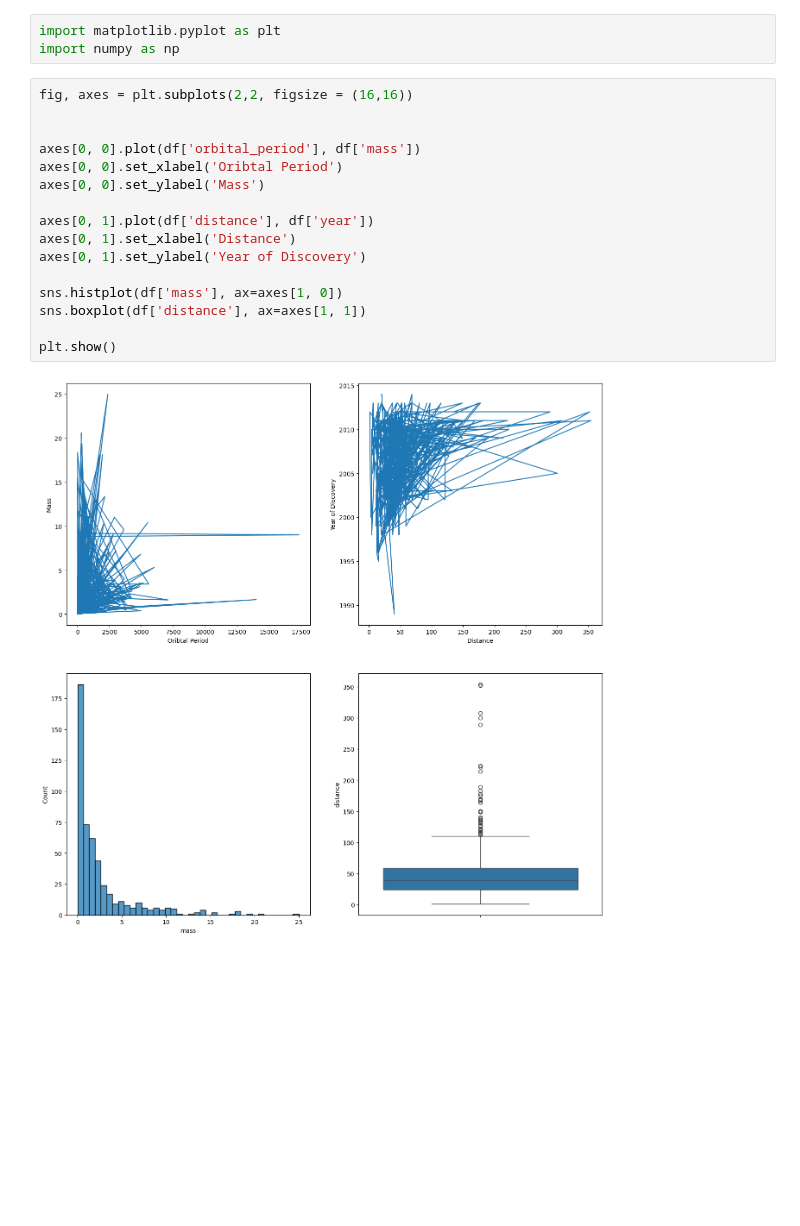
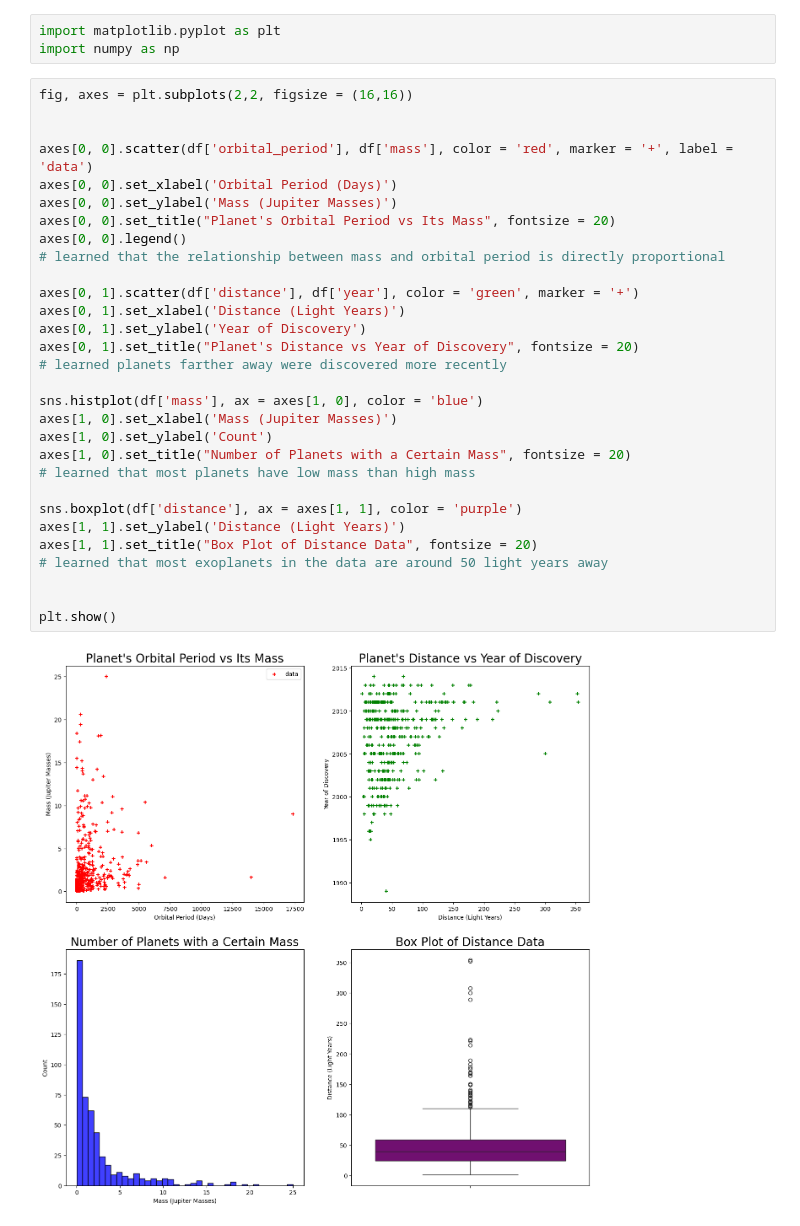
Before and after one commit to annikahattankutter-maker/annika, a Jupyter notebook: homework8/homework8.ipynb, the cells around one changed output. Cells and saved outputs as stored; diff of their text form; blank space fills up the shorter version.

```diff
--- a/homework8/homework8.ipynb
+++ b/homework8/homework8.ipynb
@@ -171,18 +171,32 @@ import numpy as np
 # %%
 fig, axes = plt.subplots(2,2, figsize = (16,16))
 
 
-axes[0, 0].plot(df['orbital_period'], df['mass'])
-axes[0, 0].set_xlabel('Oribtal Period')
-axes[0, 0].set_ylabel('Mass')
+axes[0, 0].scatter(df['orbital_period'], df['mass'], color = 'red', marker = '+', label = 'data')
+axes[0, 0].set_xlabel('Orbital Period (Days)')
+axes[0, 0].set_ylabel('Mass (Jupiter Masses)')
+axes[0, 0].set_title("Planet's Orbital Period vs Its Mass", fontsize = 20)
+axes[0, 0].legend()
+# learned that the relationship between mass and orbital period is directly proportional
 
-axes[0, 1].plot(df['distance'], df['year'])
-axes[0, 1].set_xlabel('Distance')
+axes[0, 1].scatter(df['distance'], df['year'], color = 'green', marker = '+')
+axes[0, 1].set_xlabel('Distance (Light Years)')
 axes[0, 1].set_ylabel('Year of Discovery')
+axes[0, 1].set_title("Planet's Distance vs Year of Discovery", fontsize = 20)
+# learned planets farther away were discovered more recently
 
-sns.histplot(df['mass'], ax=axes[1, 0])
-sns.boxplot(df['distance'], ax=axes[1, 1])
+sns.histplot(df['mass'], ax = axes[1, 0], color = 'blue')
+axes[1, 0].set_xlabel('Mass (Jupiter Masses)')
+axes[1, 0].set_ylabel('Count')
+axes[1, 0].set_title("Number of Planets with a Certain Mass", fontsize = 20)
+# learned that most planets have low mass than high mass
+
+sns.boxplot(df['distance'], ax = axes[1, 1], color = 'purple')
+axes[1, 1].set_ylabel('Distance (Light Years)')
+axes[1, 1].set_title("Box Plot of Distance Data", fontsize = 20)
+# learned that most exoplanets in the data are around 50 light years away
+
 
 plt.show()
 # %% [output]
-[figure, old version]
+[figure, new version]
```
Also changed, not shown: 4 other files.
